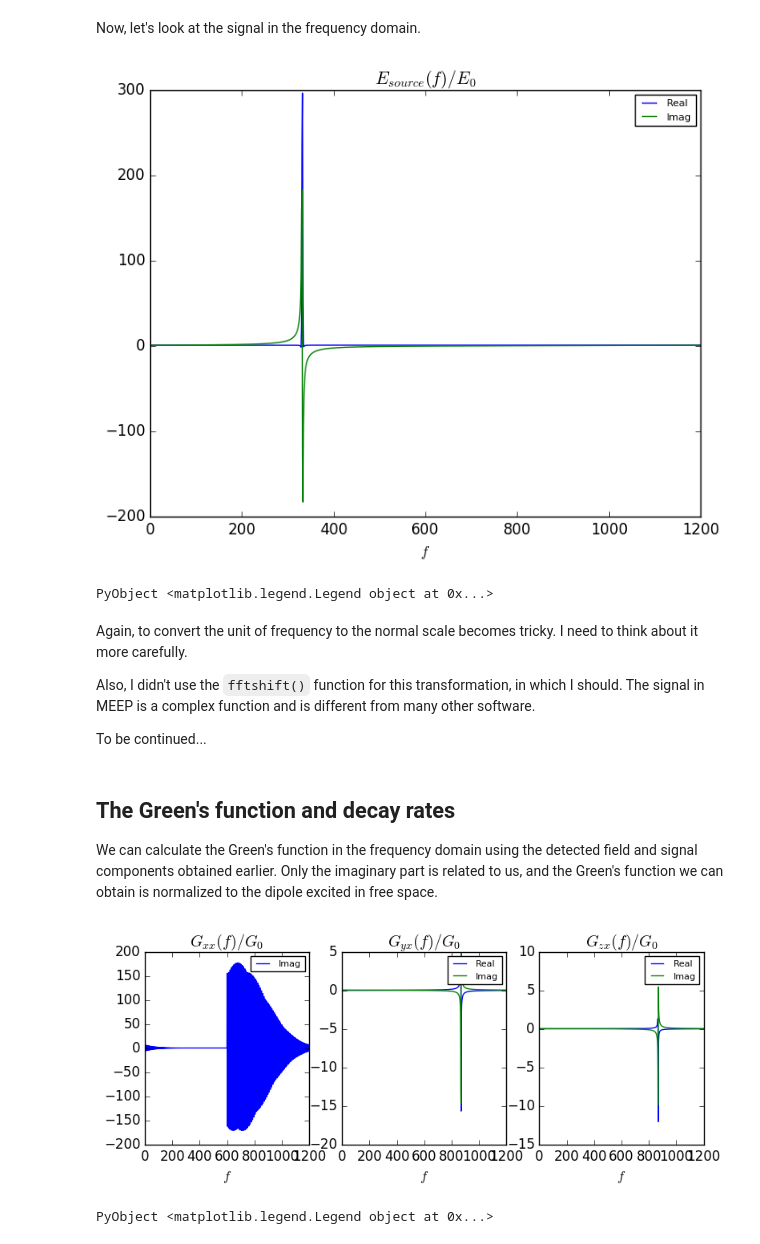
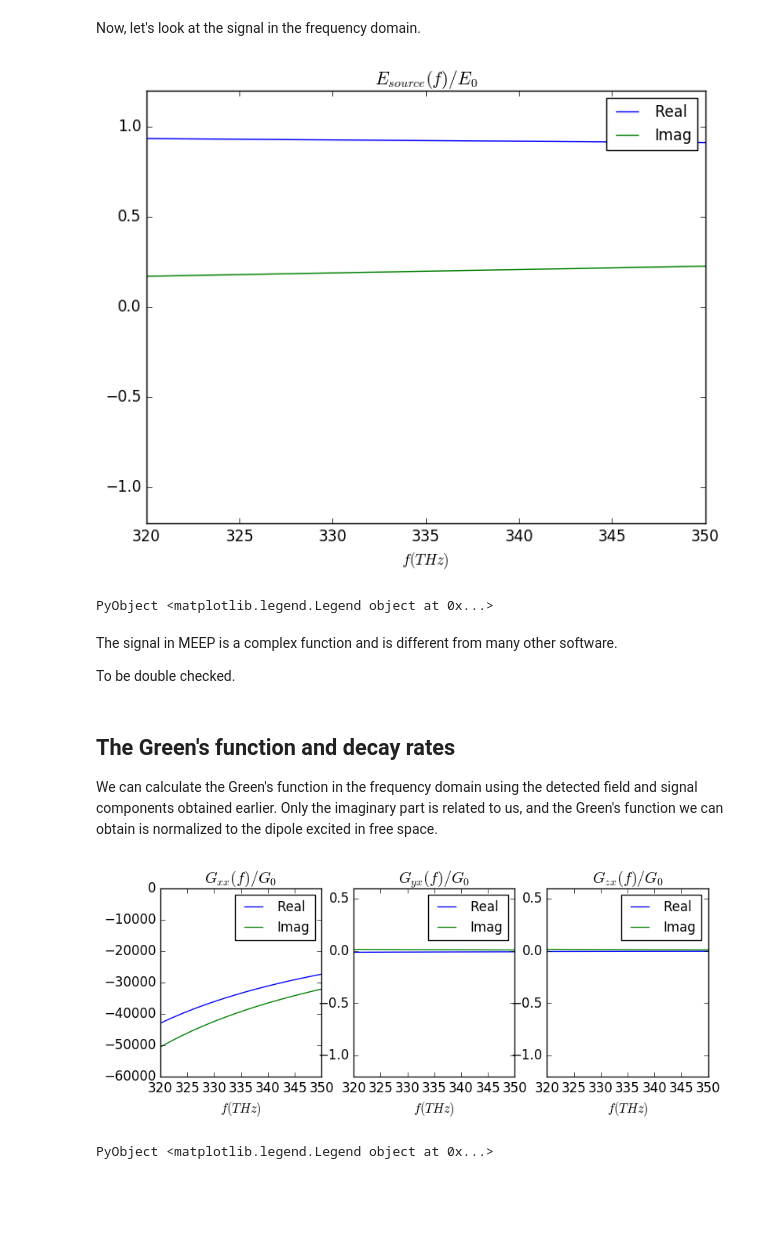
Before and after one commit to i2000s/simnanophotonics, a Jupyter notebook: Nanofiber.ipynb, the cells around one changed output. Drawn from its saved outputs; the diff is of its cells as text; code cells hidden in the pictures; blank space fills up the shorter version.

```diff
--- a/Nanofiber.ipynb
+++ b/Nanofiber.ipynb
@@ -137,64 +143,64 @@ PyObject <matplotlib.legend.Legend object at 0x...>
 Now, let's look at the signal in the frequency domain.
 # %%
 E_source_f = fft(E_source)
-E_source_f = fftshift(E_source_f) # Shift the data as before.
+#E_source_f = fftshift(E_source_f) # Shift the data as before.
 figure;
-plot(real(E_source_f))
-plot(imag(E_source_f))
+plot(freq_scale,real(E_source_f))
+plot(freq_scale,imag(E_source_f))
 title("\$E_{source}(f)/E_0\$")
-xlabel(L"f")
-#xlim([900,960])
+xlabel(L"f (THz)")
+xlim([320,350])
+ylim([-1.2,1.2])
 #ylabel(L"$E_y$ (arbitrary units)")
-legend(["Real", "Imag"],fontsize=8)
+legend(["Real", "Imag"],fontsize=12)
 # %% [output]
-[figure, old version]
+[figure, new version]
 PyObject <matplotlib.legend.Legend object at 0x...>
-# %% [markdown]
-Again, to convert the unit of frequency to the normal scale becomes tricky. I need to think about it more carefully.
-
-Also, I didn't use the `fftshift()` function for this transformation, in which I should. The signal in MEEP is a complex function and is different from many other software.
-
-To be continued...
+# %% [markdown]
+The signal in MEEP is a complex function and is different from many other software.
+
+To be double checked.
 # %% [markdown]
 ## The Green's function and decay rates
 We can calculate the Green's function in the frequency domain using the detected field and signal components obtained earlier. Only the imaginary part is related to us, and the Green's function we can obtain is normalized to the dipole excited in free space.
 # %%
 Gxx=ex_f./E_source_f
 Gyx=ey_f./E_source_f
 Gzx=ez_f./E_source_f
 
 figure(figsize=(9,3))
 subplot(1,3,1)
-#plot(real(Gxx))
+plot(real(Gxx))
 plot(imag(Gxx))
 title("\$G_{xx}(f)/G_0\$")
-xlabel(L"f")
-#xlim([800,960])
+xlabel(L"f(THz)")
+xlim([320,350])
 #xticks(linspace(800,960,5))
 #ylabel(L"$G_{xx}/G_0$ (arbitrary units)")
-#ylim([-5,5])
-#legend(["Real", "Imag"],fontsize=8)
-legend(["Imag"],fontsize=8)
+ylim([-60000,0])
+legend(["Real", "Imag"],fontsize=12)
+#legend(["Imag"],fontsize=8)
 
 subplot(1,3,2)
 plot(real(Gyx))
 plot(imag(Gyx))
 title("\$G_{yx}(f)/G_0\$")
-xlabel(L"f")
-#xlim([800,960])
+xlabel(L"f(THz)")
+xlim([320,350])
 #xticks(linspace(800,960,5))
 #ylabel(L"$G_{yx}/G_0$ (arbitrary units)")
-legend(["Real", "Imag"],fontsize=8)
+legend(["Real", "Imag"],fontsize=12)
 
 subplot(1,3,3)
 plot(real(Gzx))
 plot(imag(Gzx))
 title("\$G_{zx}(f)/G_0\$")
-xlabel(L"f")
-#xlim([800,960])
+xlabel(L"f(THz)")
+xlim([320,350])
+#ylim([-10,10])
 #xticks(linspace(800,960,5))
 #ylabel(L"$G_{zx}/G_0$ (arbitrary units)")
-legend(["Real", "Imag"],fontsize=8)
+legend(["Real", "Imag"],fontsize=12)
 # %% [output]
-[figure, old version]
+[figure, new version]
 PyObject <matplotlib.legend.Legend object at 0x...>
```
Also changed, not shown: parts of 6 cells of this notebook, 1 other file.
